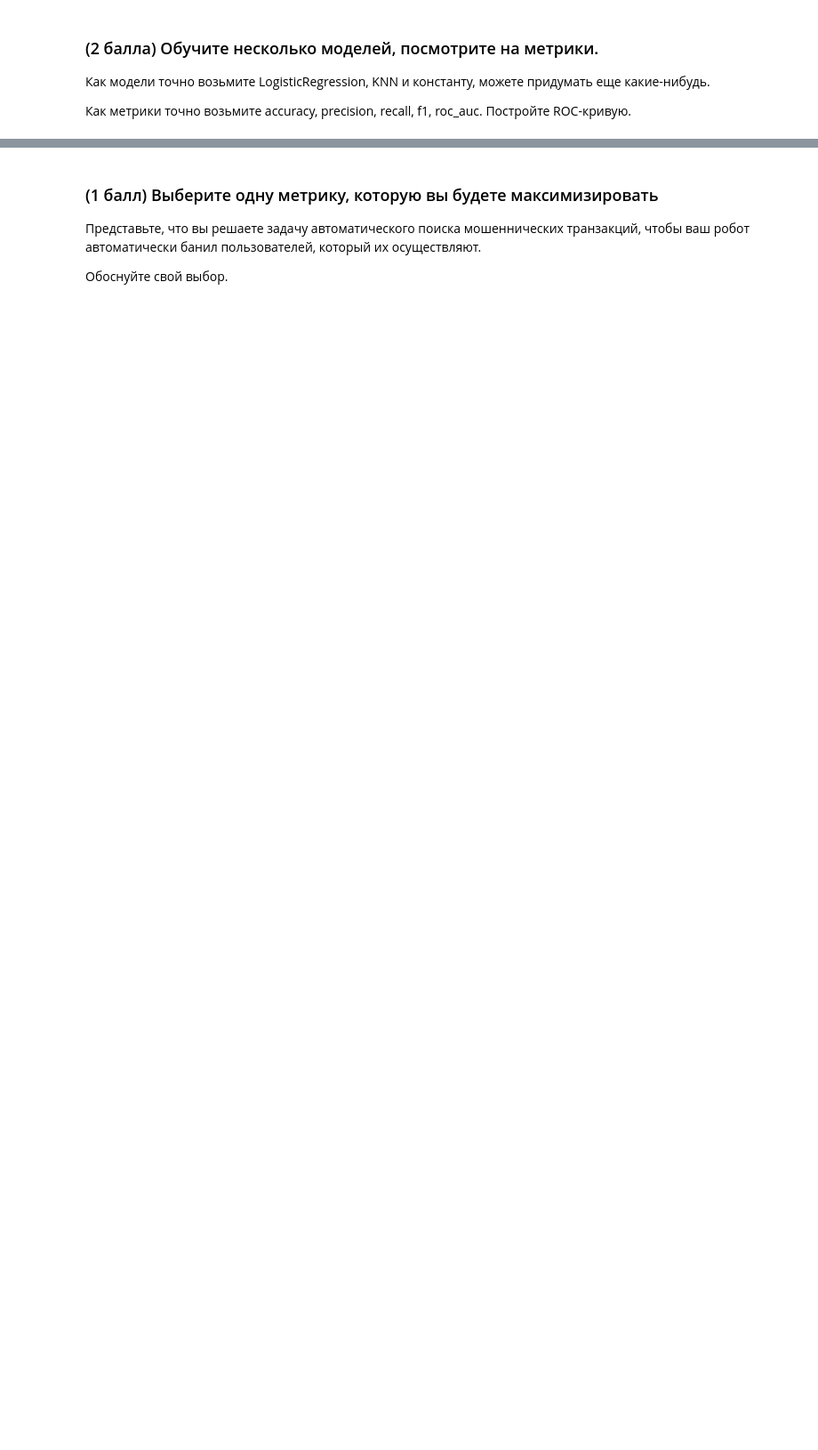
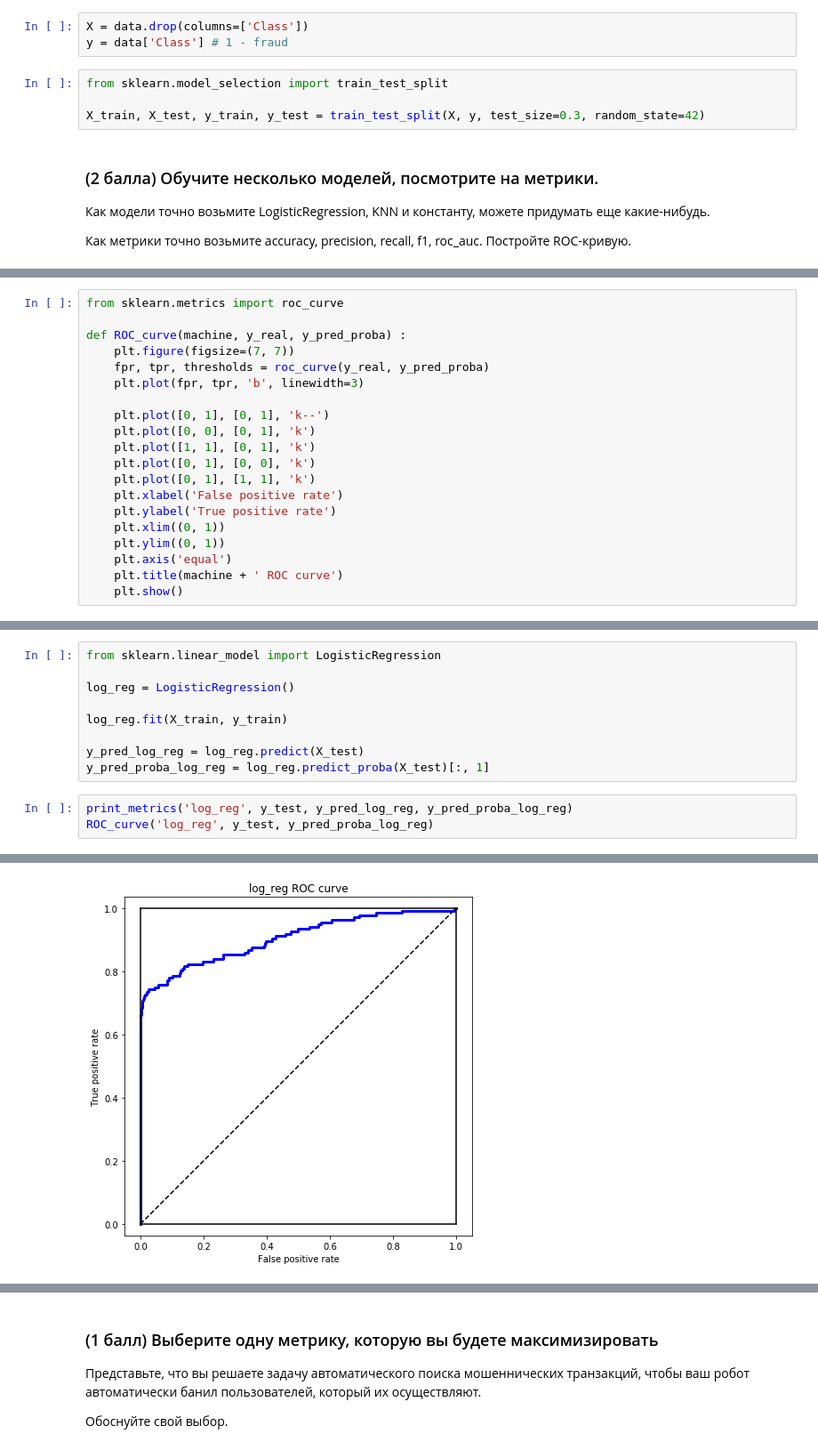
Before and after one commit to Glebochko/Tinkoff-ML-tasks, a Jupyter notebook: lecture 4/4_hw.ipynb, the cells around one changed output, grey strips where cells are left out. Shown: that part at 89% size. Saved outputs shown, nothing was run; the diff lists cells and outputs as text; blank space fills up the shorter version.

```diff
--- a/lecture 4/4_hw.ipynb
+++ b/lecture 4/4_hw.ipynb
@@ -17,3 +33,10 @@
+# %%
+X = data.drop(columns=['Class'])
+y = data['Class'] # 1 - fraud
+# %%
+from sklearn.model_selection import train_test_split
+
+X_train, X_test, y_train, y_test = train_test_split(X, y, test_size=0.3, random_state=42)
 # %% [markdown]
 ### (2 балла) Обучите несколько моделей, посмотрите на метрики.
 Как модели точно возьмите LogisticRegression, KNN и константу, можете придумать еще какие-нибудь.
@@ -21,0 +82,20 @@
+# %%
+from sklearn.metrics import roc_curve
+
+def ROC_curve(machine, y_real, y_pred_proba) :
+    plt.figure(figsize=(7, 7))
+    fpr, tpr, thresholds = roc_curve(y_real, y_pred_proba)
+    plt.plot(fpr, tpr, 'b', linewidth=3)
+
+    plt.plot([0, 1], [0, 1], 'k--')
+    plt.plot([0, 0], [0, 1], 'k')
+    plt.plot([1, 1], [0, 1], 'k')
+    plt.plot([0, 1], [0, 0], 'k')
+    plt.plot([0, 1], [1, 1], 'k')
+    plt.xlabel('False positive rate')
+    plt.ylabel('True positive rate')
+    plt.xlim((0, 1))
+    plt.ylim((0, 1))
+    plt.axis('equal')
+    plt.title(machine + ' ROC curve')
+    plt.show()
@@ -21,0 +105,13 @@
+# %%
+from sklearn.linear_model import LogisticRegression
+
+log_reg = LogisticRegression()
+
+log_reg.fit(X_train, y_train)
+
+y_pred_log_reg = log_reg.predict(X_test)
+y_pred_proba_log_reg = log_reg.predict_proba(X_test)[:, 1]
+# %%
+print_metrics('log_reg', y_test, y_pred_log_reg, y_pred_proba_log_reg)
+ROC_curve('log_reg', y_test, y_pred_proba_log_reg)
+# %% [output]
@@ -21,0 +124 @@
+[figure, added]
```
Also changed, not shown: parts of 17 cells of this notebook, 1 other file.
